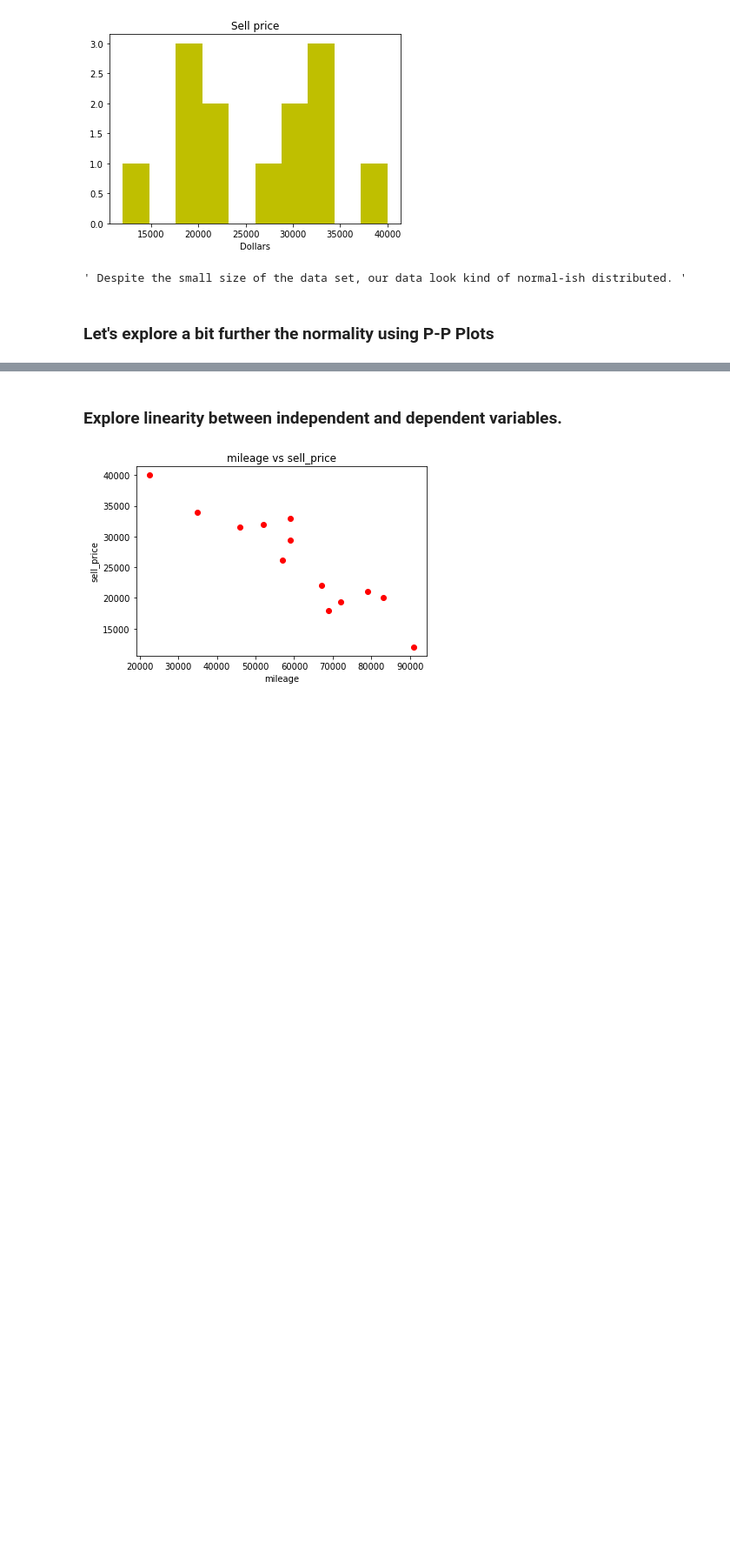
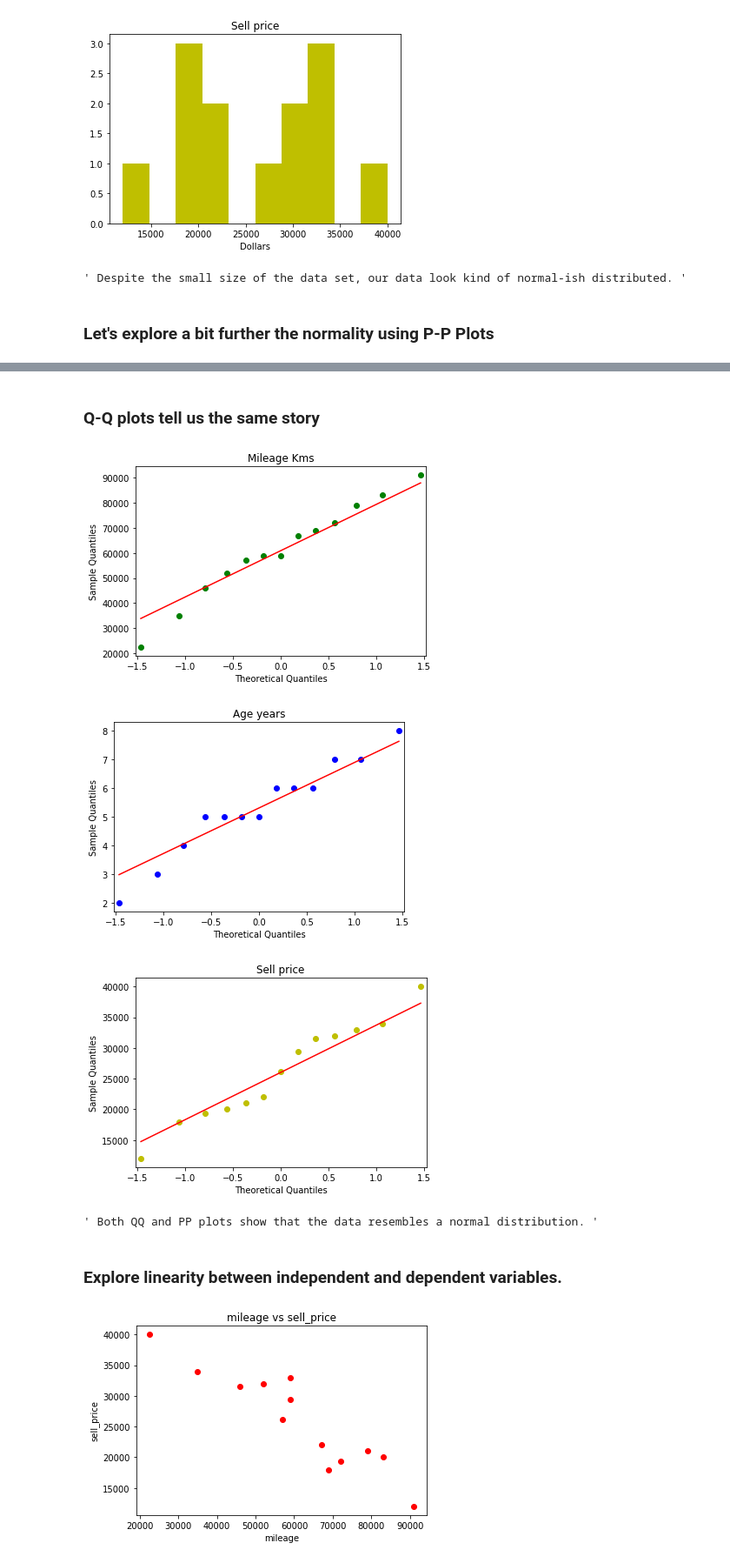
Before and after one commit to tarajano/linear_regression_model_car_prices, a Jupyter notebook: linear_regression_model_car_prices.ipynb, the cells around one changed output, grey strips where cells are left out. Shown: that part at 87% size. Drawn from its saved outputs; the diff is of its cells as text; code cells hidden in the pictures; blank space fills up the shorter version.

Commit message:
Adds QQ-plots for viz normality.

```diff
--- a/linear_regression_model_car_prices.ipynb
+++ b/linear_regression_model_car_prices.ipynb
@@ -75,3 +78,27 @@ pylab.show()
+# %% [markdown]
+###  Q-Q plots tell us the same story
+# %%
+from statsmodels.graphics.gofplots import qqplot
+# from matplotlib import pyplot
+
+qqplot(dtf.mileage, line='s', color='g')
+plt.title('Mileage Kms')
+plt.show()
+
+qqplot(dtf.age_yrs, line='s', color='b')
+plt.title('Age years')
+plt.show()
+
+qqplot(dtf.sell_price, line='s', color='y')
+plt.title('Sell price')
+plt.show()
+
+""" Both QQ and PP plots show that the data resembles a normal distribution. """
+# %% [output]
+[figure, added]
+[figure, added]
+[figure, added]
+' Both QQ and PP plots show that the data resembles a normal distribution. '
 # %% [markdown]
 ### Explore linearity between independent and dependent variables.
 # %%
```
Also changed, not shown: parts of 1 cell of this notebook.
